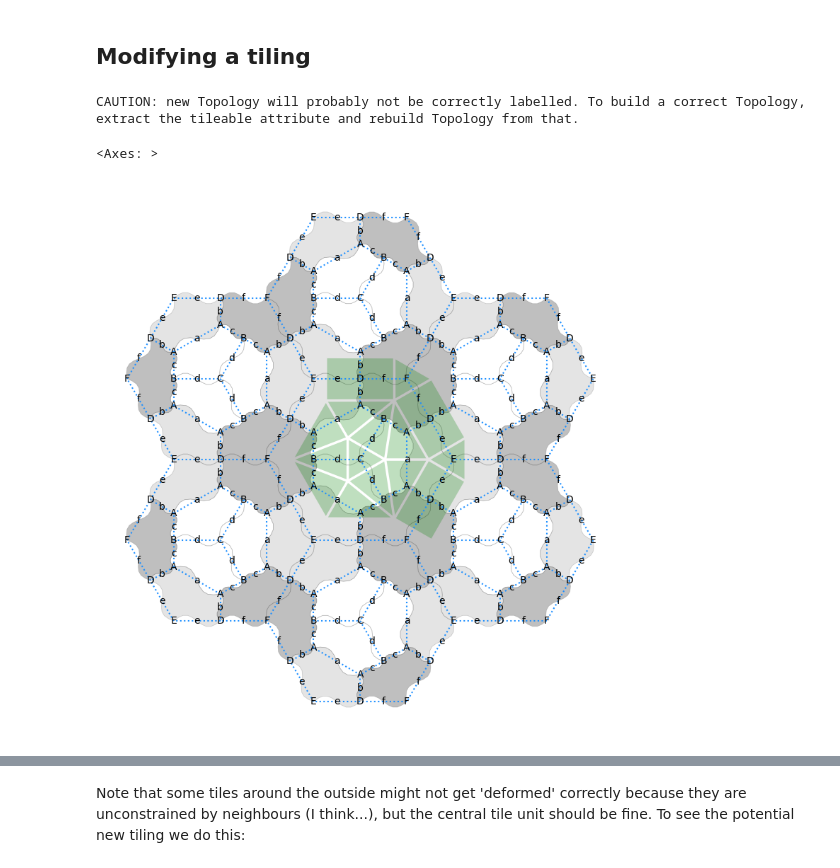
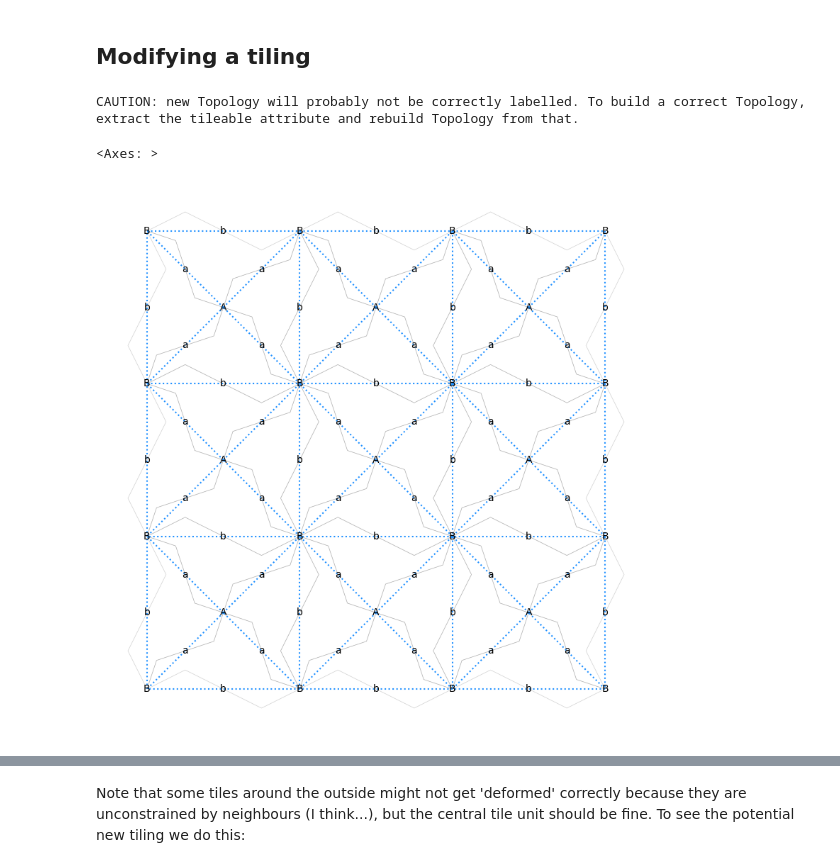
Before and after one commit to DOSull/weavingspace, a Jupyter notebook: examples/topology-working.ipynb, the cells around one changed output, grey strips where cells are left out. Drawn from its saved outputs; the diff is of its cells as text; code cells hidden in the pictures.

```diff
--- a/examples/topology-working.ipynb
+++ b/examples/topology-working.ipynb
@@ -33,20 +36,21 @@ tile._setup_regularised_prototile()
 # %%
-# tile = TileUnit(tiling_type = "lave", code = "4.6.12", spacing = 1000)
-# tile = TileUnit(tiling_type = "chavey", code = "K")
-# tile = TileUnit(tiling_type = "star2", code = "66", point_angle = 30)
-tile = TileUnit(tiling_type = "hex-dissection", n = 9, offset = 1, offset_angle = 30)
-# tile = TileUnit(tiling_type = "hex-slice", n = 9, offset = 1)
-# tile = TileUnit(tiling_type = "archimedean", code = "3.4.6.4")
-# tile = TileUnit(tiling_type = "archi", code = "3.12.12")
-# tile = TileUnit(tiling_type = "archimedean", code = "4.8.8")
-# tile = TileUnit(tiling_type = "cairo", n = 3)
-# tile = TileUnit(tiling_type = "square-colouring", n = 4) #.transform_skew(20).transform_scale(1.2)
-# tile = TileUnit(tiling_type = "hex-colouring", n = 4).transform_rotate(90)
-# tile = WeaveUnit(weave_type = "plain", n = 2, strands = "a|d", aspect = 1)
-# tile = WeaveUnit(weave_type = "basket", n = 3, strands = "abc|def", spacing = 200)
-# tile = WeaveUnit(weave_type = "twill", n = 2, strands = "ac|bd")
-# tile = TileUnit(base_shape = TileShape.TRIANGLE)
-ax = tile.plot(r = 1, show_reg_prototile = False, show_prototile = False,
+tile = TileUnit(tiling_type = "lave", code = "4.8.8", spacing = 2000)
+# tile = TileUnit(tiling_type = "chavey", code = "K", spacing = 2000)
+# tile = TileUnit(tiling_type = "star2", code = "66", point_angle = 30, spacing = 2000)
+# tile = TileUnit(tiling_type = "hex-dissection", n = 9, offset = 1, offset_angle = 30, spacing = 2000)
+# tile = TileUnit(tiling_type = "hex-slice", n = 12, offset = 0, spacing = 2000)
+# tile = TileUnit(tiling_type = "archimedean", code = "3.3.4.3.4", spacing = 2000)
+# tile = TileUnit(tiling_type = "archi", code = "3.12.12", spacing = 2000)
+# tile = TileUnit(tiling_type = "archimedean", code = "4.8.8", spacing = 2000)
+# tile = TileUnit(tiling_type = "cairo", n = 3, spacing = 2000)
+# tile = TileUnit(tiling_type = "square-colouring", n = 4, spacing = 2000) #.transform_skew(20).transform_scale(1.2)
+# tile = TileUnit(tiling_type = "hex-colouring", n = 4, spacing = 2000).transform_rotate(90)
+# tile = WeaveUnit(weave_type = "plain", n = 2, strands = "a|d", aspect = 1, spacing = 2000)
+# tile = WeaveUnit(weave_type = "basket", n = 3, strands = "abc|def", spacing = 2000)
+# tile = WeaveUnit(weave_type = "twill", n = 2, strands = "ac|bd", spacing = 2000)
+# tile = TileUnit(base_shape = TileShape.TRIANGLE, spacing = 2000)
+ax = tile.plot(r = 1, show_reg_prototile = True, show_prototile = True,
                cmap = "tab20", show_ids = False, r_alpha = 1,
-               show_vectors = False, ec = "w")
+               show_vectors = True)
+ax.set_axis_off()
 # %% [output]
@@ -71,19 +86,19 @@ ax = topology_plot.plot(
 ## Modifying a tiling
 # %%
 topo2 = topo \
-  .transform_geometry(True, True, "abcdefghijklm", "zigzag_edge", n = 2, h = 0.25, smoothness = 3)
+  .transform_geometry(True, True, "abcdefghijklmn", "zigzag_edge", n = 2, h = 0.25, smoothness = 0)
 topology_plot.plot(
   topo2,
   show_original_tiles = True,
   show_tile_centres = False,
   show_vertex_labels = True,
   show_vertex_ids = False,
   show_edges = True,
   offset_edges = False,
   show_edge_labels = True,
-  show_dual_tiles = True,
+  show_dual_tiles = False,
 )
 # %% [output]
 CAUTION: new Topology will probably not be correctly labelled. To build a correct Topology, extract the tileable attribute and rebuild Topology from that.
 <Axes: >
-[figure, old version]
+[figure, new version]
```
Also changed, not shown: parts of 10 cells of this notebook, 2 other files.
